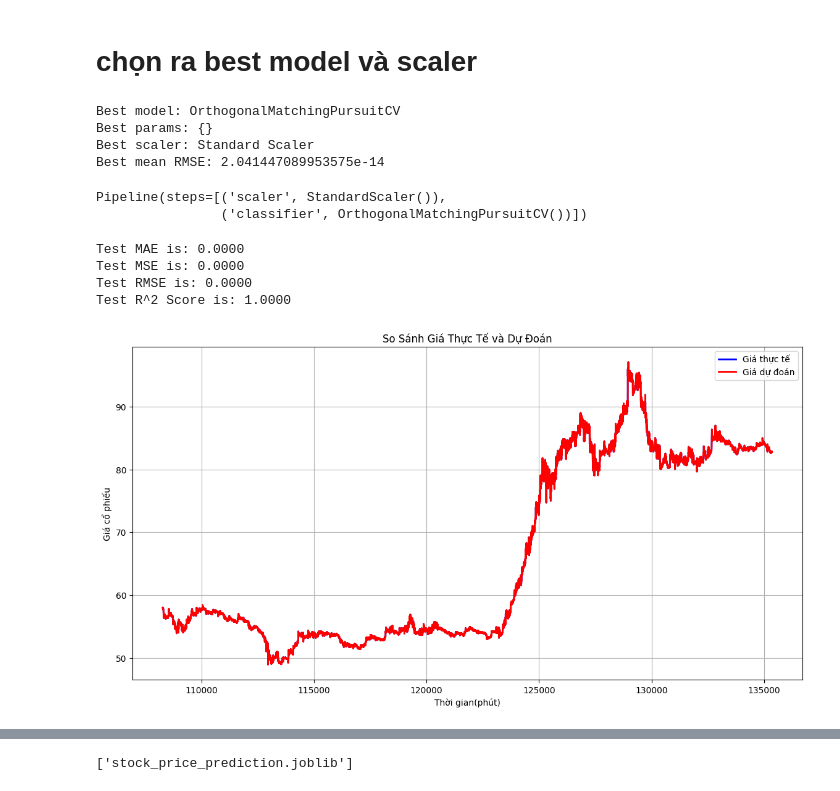
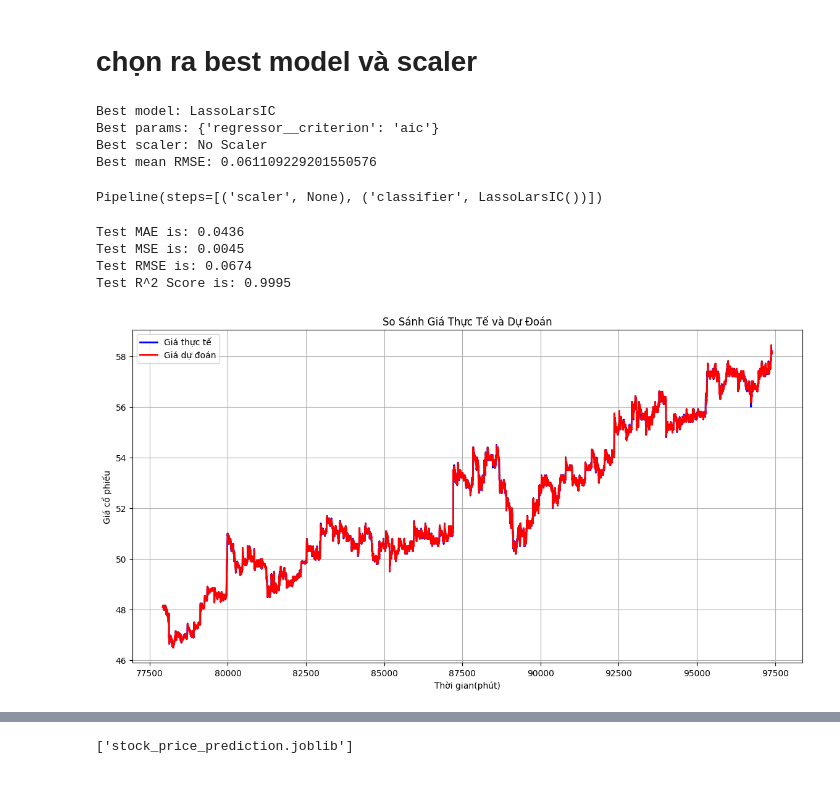
Before and after one commit to OtaTran241/Stock_Price_Prediction, a Jupyter notebook: stock_price_prediction.ipynb, the cells around one changed output, grey strips where cells are left out. Cells and saved outputs as stored; diff of their text form; code cells hidden in the pictures.

```diff
--- a/stock_price_prediction.ipynb
+++ b/stock_price_prediction.ipynb
@@ -199,15 +270,15 @@ X_train, X_test, y_train, y_test = train_test_split(X, Y)
 # %%
 regressors = {
+    'Ridge': (Ridge(), {'regressor__alpha': [0.1, 1.0, 10.0]}),
+    'OrthogonalMatchingPursuit': (OrthogonalMatchingPursuit(), {}),
+    'LinearRegression': (LinearRegression(), {}),
+    'TransformedTargetRegressor': (TransformedTargetRegressor(regressor=LinearRegression()), {}),
+    'GammaRegressor': (GammaRegressor(), {'regressor__alpha': [0.1, 1.0, 10.0]}),
+    'Lars': (Lars(), {'regressor__n_nonzero_coefs': [5, 10, 20]}),
     'BayesianRidge': (BayesianRidge(), {'regressor__n_iter': [300, 500, 1000]}),
-    'TransformedTargetRegressor': (TransformedTargetRegressor(regressor=LinearRegression()), {}),
-    'LinearRegression': (LinearRegression(), {}),
-    'OrthogonalMatchingPursuitCV': (OrthogonalMatchingPursuitCV(), {}),
-    'RANSACRegressor': (RANSACRegressor(), {}),
+    'RidgeCV': (RidgeCV(), {'regressor__alphas': [0.1, 1.0, 10.0]}),
     'LassoLarsIC': (LassoLarsIC(), {'regressor__criterion': ['aic', 'bic']}),
-    'Lars': (Lars(), {'regressor__n_nonzero_coefs': [5, 10, 20]}),
-    'LassoLarsCV': (LassoLarsCV(), {'regressor__cv': [5]}),
-    'LinearSVR': (LinearSVR(), {'regressor__C': [0.1, 1, 10], 'regressor__epsilon': [0.1, 0.2]}),
-    'Ridge': (Ridge(), {'regressor__alpha': [0.1, 1, 10]})
+    'TweedieRegressor': (TweedieRegressor(), {'regressor__power': [0, 1, 1.5, 2]})
 }
 
 scalers={'Standard Scaler' :StandardScaler(),
@@ -235,7 +306,7 @@ for reg_name, (regressor, param_grid) in regressors.items():
         pipeline = Pipeline(steps=pipeline_steps)
 
         grid_search = GridSearchCV(pipeline, param_grid, cv=tscv, scoring=rmse_scorer, n_jobs=-1)
-        grid_search.fit(X_train, y_train)
+        grid_search.fit(X_train_ml, y_train_ml)
 
         mean_rmse = -grid_search.best_score_
         if mean_rmse < best_rmse:
@@ -249,10 +320,10 @@ print("Best params:", best_params)
 print("Best scaler:", best_scaler)
 print("Best mean RMSE:", best_rmse)
 # %% [output]
-Best model: OrthogonalMatchingPursuitCV
-Best params: {}
-Best scaler: Standard Scaler
-Best mean RMSE: 2.041447089953575e-14
+Best model: LassoLarsIC
+Best params: {'regressor__criterion': 'aic'}
+Best scaler: No Scaler
+Best mean RMSE: 0.061109229201550576
 # %%
 best_model = regressors[best_regressor][0]
 best_scaler_ = scalers[best_scaler]
@@ -267,47 +338,46 @@ best_pipeline = Pipeline([
     ('scaler', best_scaler_),
     ('classifier', best_model.set_params(**best_params_cleaned))
 ])
-best_pipeline.fit(X_train, y_train)
+best_pipeline.fit(X_train_ml, y_train_ml)
 # %% [output]
-Pipeline(steps=[('scaler', StandardScaler()),
-                ('classifier', OrthogonalMatchingPursuitCV())])
+Pipeline(steps=[('scaler', None), ('classifier', LassoLarsIC())])
 # %%
-y_pred = best_pipeline.predict(X_test)
+y_pred = best_pipeline.predict(X_test_ml)
 
-test_mae = mean_absolute_error(y_test, y_pred)
-test_mse = mean_squared_error(y_test, y_pred)
+test_mae = mean_absolute_error(y_test_ml, y_pred)
+test_mse = mean_squared_error(y_test_ml, y_pred)
 test_rmse = np.sqrt(test_mse)
-test_r2 = r2_score(y_test, y_pred)
+test_r2 = r2_score(y_test_ml, y_pred)
 
 print("Test MAE is: {:.4f}".format(test_mae))
 print("Test MSE is: {:.4f}".format(test_mse))
 print("Test RMSE is: {:.4f}".format(test_rmse))
 print("Test R^2 Score is: {:.4f}".format(test_r2))
 # %% [output]
-Test MAE is: 0.0000
-Test MSE is: 0.0000
-Test RMSE is: 0.0000
-Test R^2 Score is: 1.0000
+Test MAE is: 0.0436
+Test MSE is: 0.0045
+Test RMSE is: 0.0674
+Test R^2 Score is: 0.9995
 # %%
 results = pd.DataFrame({
-    'Date': X_test.index,
-    'Actual': y_test,
+    'Date': X_test_ml.index,
+    'Actual': y_test_ml,
     'Predicted': y_pred
 })
 
 results = results.sort_values(by='Date')
 
 plt.figure(figsize=(14, 7))
 plt.plot(results['Date'], results['Actual'], label='Giá thực tế', color='blue', linewidth=2)
 plt.plot(results['Date'], results['Predicted'], label='Giá dự đoán', color='red', linewidth=2)
 plt.xlabel('Thời gian(phút)')
 plt.ylabel('Giá cổ phiếu')
 plt.title('So Sánh Giá Thực Tế và Dự Đoán')
 plt.legend()
 plt.grid(True)
 plt.show()
 # %% [output]
-[figure, old version]
+[figure, new version]
 # %%
 fig, (ax1, ax2) = plt.subplots(nrows=2, ncols=1, figsize=(6, 6))
 
```
Also changed, not shown: parts of 45 cells of this notebook, 2 other files.
